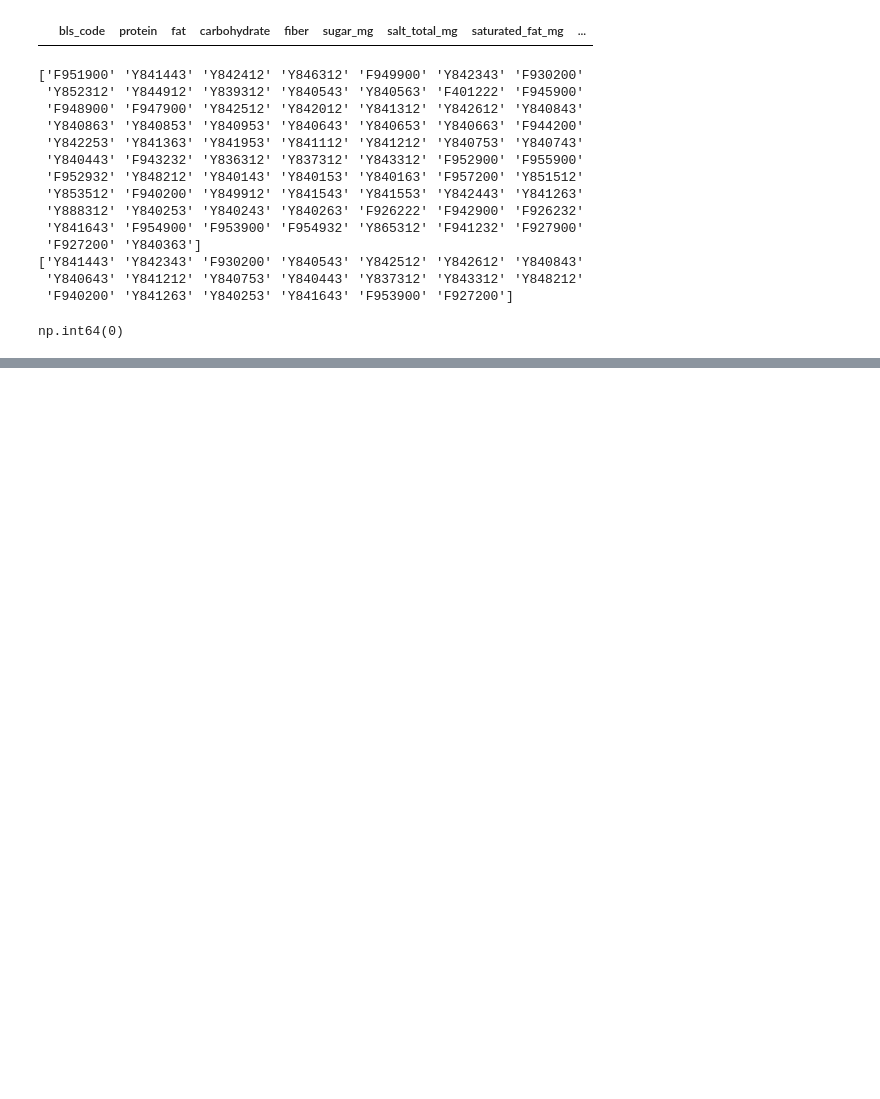
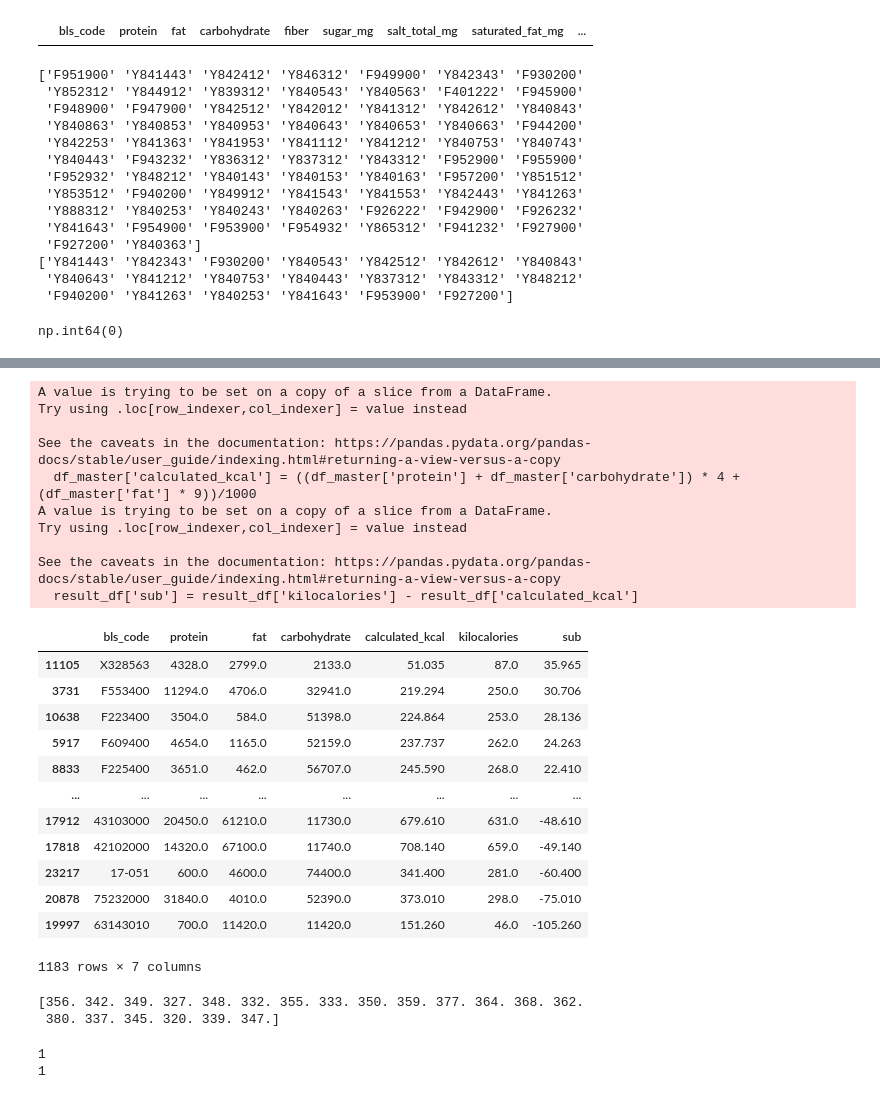
Before and after one commit to timurchiksss/nutristeppe, a Jupyter notebook: joiner.ipynb, the cells around one changed output, grey strips where cells are left out. Saved outputs shown, nothing was run; the diff lists cells and outputs as text; code cells hidden in the pictures; blank space fills up the shorter version.

```diff
--- a/joiner.ipynb
+++ b/joiner.ipynb
@@ -331,0 +376,37 @@ df_final.to_csv("30March.csv", index=False)
+# %%
+df_master = df_master[((df_master["5_category"] == 1) | (df_master["5_category"] == 2)) & (df_master['type'] == 3)]
+# %%
+# Создаем новую колонку 'Сумма_БЖУ'
+df_master['calculated_kcal'] = ((df_master['protein'] + df_master['carbohydrate']) * 4 + (df_master['fat'] * 9))/1000
+# Выбираем только интересующие нас данные
+result_df = df_master[['dish_category_code','bls_code', 'protein', 'fat', 'carbohydrate', 'calculated_kcal', 'kilocalories']]
+result_df['sub'] = result_df['kilocalories'] - result_df['calculated_kcal']
+# ascending=False означает "по убыванию"
+result_df = result_df[(result_df["protein"] > 0) & (result_df["fat"] > 0) & (result_df["carbohydrate"] > 0)]
+result_df = result_df.sort_values(by='sub', ascending=False)
+
+result_df
+# %% [output]
+A value is trying to be set on a copy of a slice from a DataFrame.
+Try using .loc[row_indexer,col_indexer] = value instead
+
+See the caveats in the documentation: https://pandas.pydata.org/pandas-docs/stable/user_guide/indexing.html#returning-a-view-versus-a-copy
+  df_master['calculated_kcal'] = ((df_master['protein'] + df_master['carbohydrate']) * 4 + (df_master['fat'] * 9))/1000
+A value is trying to be set on a copy of a slice from a DataFrame.
+Try using .loc[row_indexer,col_indexer] = value instead
+
+See the caveats in the documentation: https://pandas.pydata.org/pandas-docs/stable/user_guide/indexing.html#returning-a-view-versus-a-copy
+  result_df['sub'] = result_df['kilocalories'] - result_df['calculated_kcal']
+|  | bls_code | protein | fat | carbohydrate | calculated_kcal | kilocalories | sub |
+| 11105 | X328563 | 4328.0 | 2799.0 | 2133.0 | 51.035 | 87.0 | 35.965 |
+| 3731 | F553400 | 11294.0 | 4706.0 | 32941.0 | 219.294 | 250.0 | 30.706 |
+| 10638 | F223400 | 3504.0 | 584.0 | 51398.0 | 224.864 | 253.0 | 28.136 |
+| 5917 | F609400 | 4654.0 | 1165.0 | 52159.0 | 237.737 | 262.0 | 24.263 |
+| 8833 | F225400 | 3651.0 | 462.0 | 56707.0 | 245.590 | 268.0 | 22.410 |
+| ... | ... | ... | ... | ... | ... | ... | ... |
+| 17912 | 43103000 | 20450.0 | 61210.0 | 11730.0 | 679.610 | 631.0 | -48.610 |
+| 17818 | 42102000 | 14320.0 | 67100.0 | 11740.0 | 708.140 | 659.0 | -49.140 |
+| 23217 | 17-051 | 600.0 | 4600.0 | 74400.0 | 341.400 | 281.0 | -60.400 |
+| 20878 | 75232000 | 31840.0 | 4010.0 | 52390.0 | 373.010 | 298.0 | -75.010 |
+| 19997 | 63143010 | 700.0 | 11420.0 | 11420.0 | 151.260 | 46.0 | -105.260 |
+1183 rows × 7 columns
@@ -331,0 +415,11 @@ df_final.to_csv("30March.csv", index=False)
+# %%
+print(df_master['kilocalories'].unique()[:20])
+# %% [output]
+[356. 342. 349. 327. 348. 332. 355. 333. 350. 359. 377. 364. 368. 362.
+ 380. 337. 345. 320. 339. 347.]
+# %%
+print(df_master['kilocalories'].isna().sum())   # количество NaN
+print((df_master['kilocalories'] == 0).sum())
+# %% [output]
+1
+1
```
Also changed, not shown: parts of 15 cells of this notebook.
